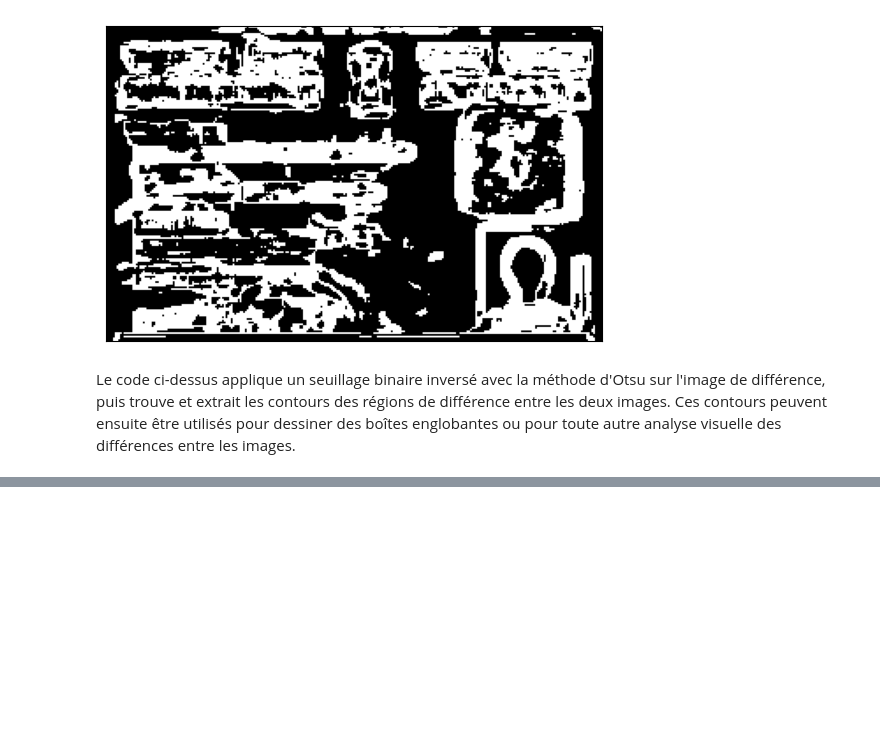
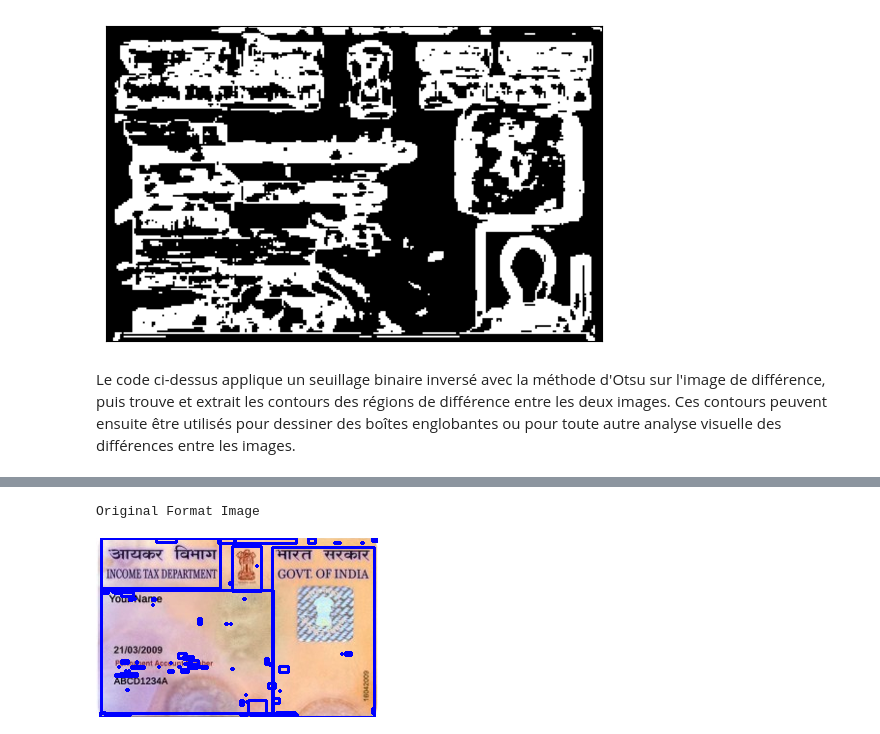
Before and after one commit to Sewlang/Fake-ID-card-detection, a Jupyter notebook: ID_authenticator.ipynb, the cells around one changed output, grey strips where cells are left out. Saved outputs shown, nothing was run; the diff lists cells and outputs as text; code cells hidden in the pictures; blank space fills up the shorter version.

```diff
--- a/ID_authenticator.ipynb
+++ b/ID_authenticator.ipynb
@@ -104,0 +112,7 @@ Le code ci-dessus code parcourt tous les contours trouvés dans l'image seuillé
+# %%
+#Diplay original image with contour
+print('Original Format Image')
+Image.fromarray(image_a_comparer)
+# %% [output]
+Original Format Image
+[figure, added]
```
Also changed, not shown: parts of 4 cells of this notebook.
